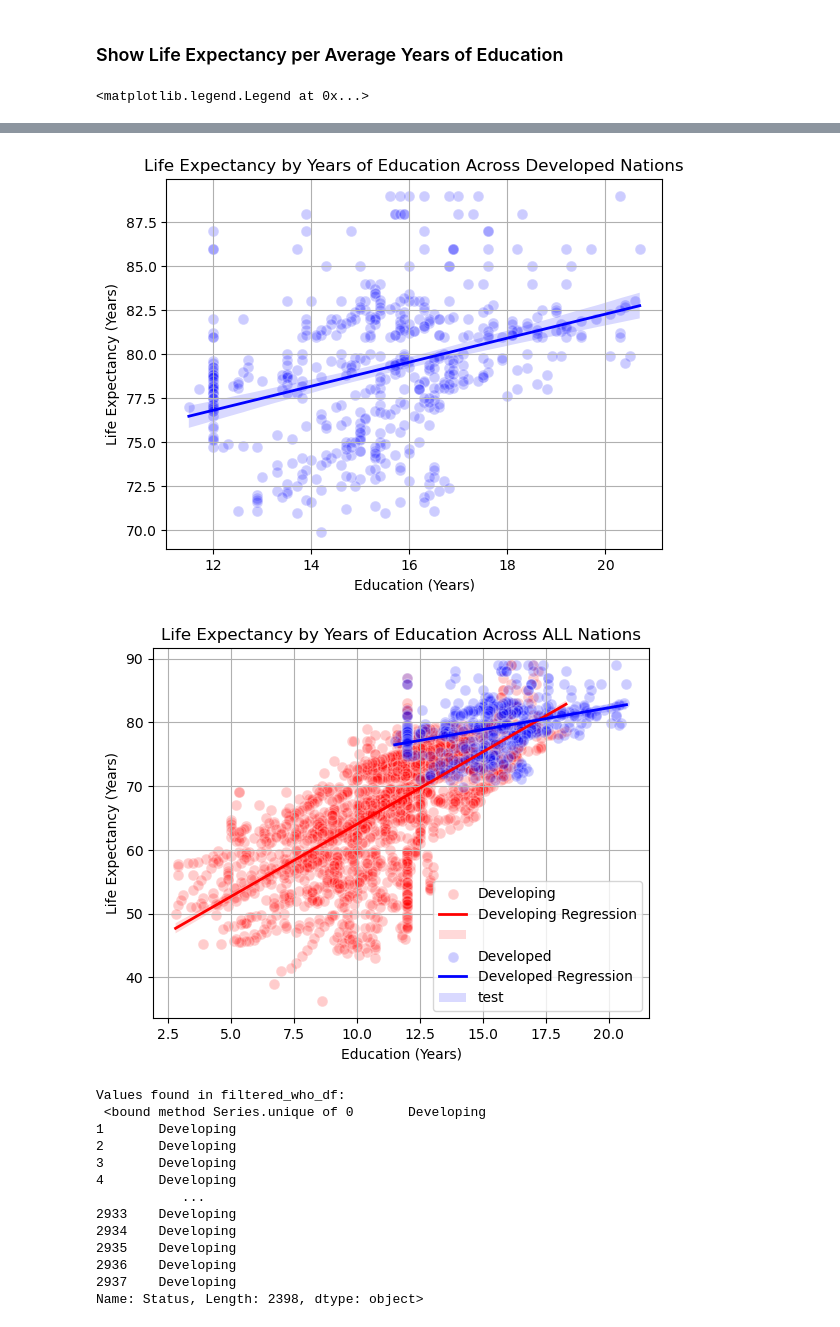
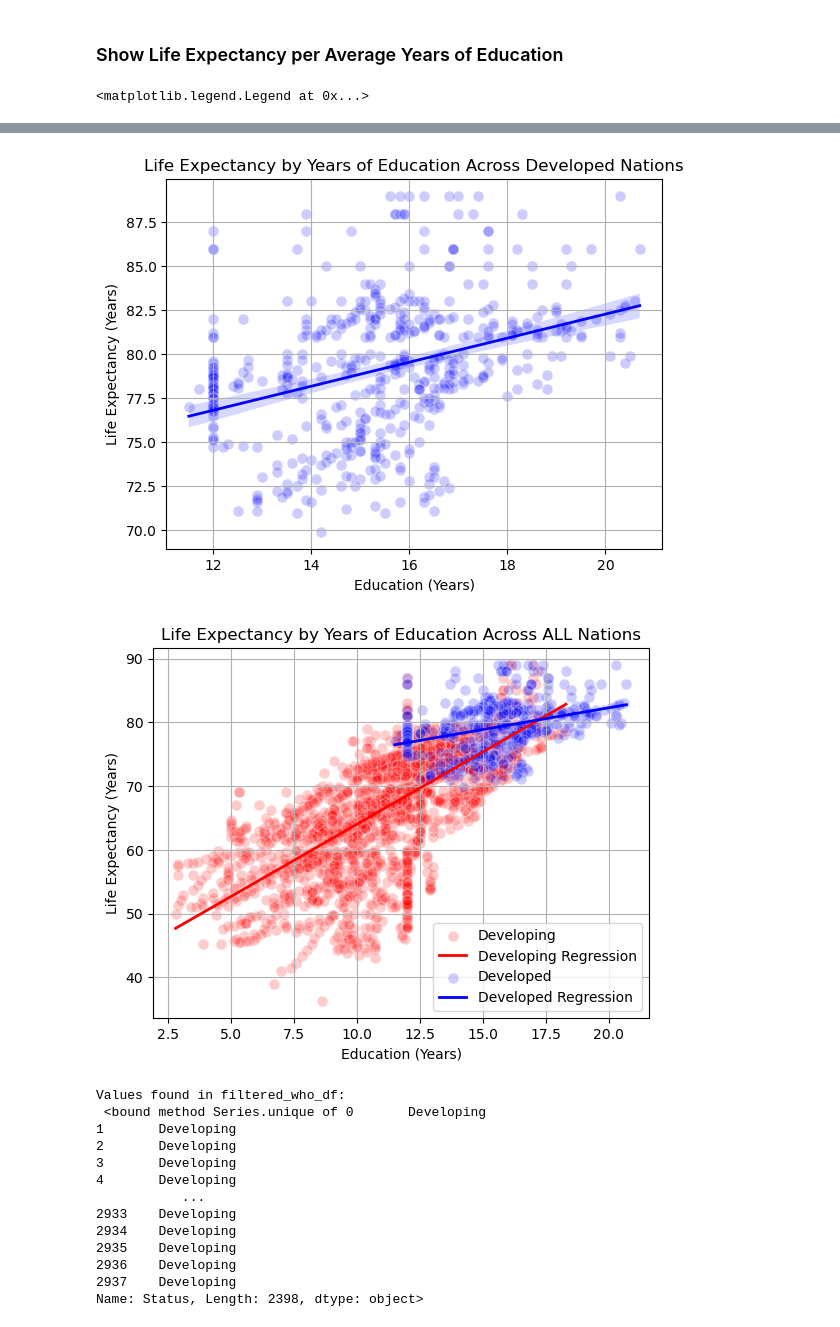
Before and after one commit to einsteinxx/UCLA_450.2_SUMMER, a Jupyter notebook: FinalProject_KeaneGonzalez.ipynb, the cells around one changed output, grey strips where cells are left out. Drawn from its saved outputs; the diff is of its cells as text; code cells hidden in the pictures.

Commit message:
CHANGE	Removed confidence interval shading and legend

```diff
--- a/FinalProject_KeaneGonzalez.ipynb
+++ b/FinalProject_KeaneGonzalez.ipynb
@@ -977,7 +977,7 @@ sns.regplot(
     y="Life expectancy ",
     scatter_kws={'s': 60, 'color': 'red', 'alpha': 0.2, 'edgecolor': 'white'},
     line_kws={'color': 'red', 'linewidth': 2},
-    scatter=True
+    scatter=True, ci=None
 )
 
 
@@ -987,36 +987,36 @@ sns.regplot(
 filtered_who_df = who_df[who_df['Schooling'] != 0].copy() #make a new version
 #filtered_who_df = who_df[who_df['Status'] == 'Developing']['Schooling']
 
 sns.regplot(
     data=filtered_who_df[filtered_who_df['Status']== 'Developed'],
     x="Schooling",
     y="Life expectancy ",
     scatter_kws={'s': 60, 'color': 'blue', 'alpha': 0.2, 'edgecolor': 'white'},
     line_kws={'color': 'blue', 'linewidth': 2},
-    scatter=True
+    scatter=True, ci=None
 )
 plot.title('Life Expectancy by Years of Education Across ALL Nations')
 plot.xlabel('Education (Years)')
 plot.ylabel('Life Expectancy (Years)')
 plot.grid()
-plot.legend(['Developing', 'Developing Regression','','Developed','Developed Regression','test'])
+plot.legend(['Developing', 'Developing Regression','Developed','Developed Regression'])
 
 
 
 
 
 
 #change the opacity/alpha to make points on top of each other change coloring
 
 #filtered_who_df[['Schooling','Life expectancy ']].plot(kind='scatter',x='Schooling', y='Life expectancy ', cmap='RdGy_r')
 # kinds: ('line', 'bar', 'barh', 'kde', 'density', 'area', 'hist', 'box', 'pie', 'scatter', 'hexbin')
 # %% [output]
 <matplotlib.legend.Legend at 0x...>
 [figure]
 [figure]
 [figure]
 [figure]
-[figure, old version]
+[figure, new version]
 # %%
 filtered_who_df = who_df[who_df['Schooling'] != 0].copy() #make a new version
 temp = filtered_who_df[filtered_who_df['Status']== 'Developing'] #keep only rows that have status of developing
```
Also changed, not shown: parts of 1 cell of this notebook.
